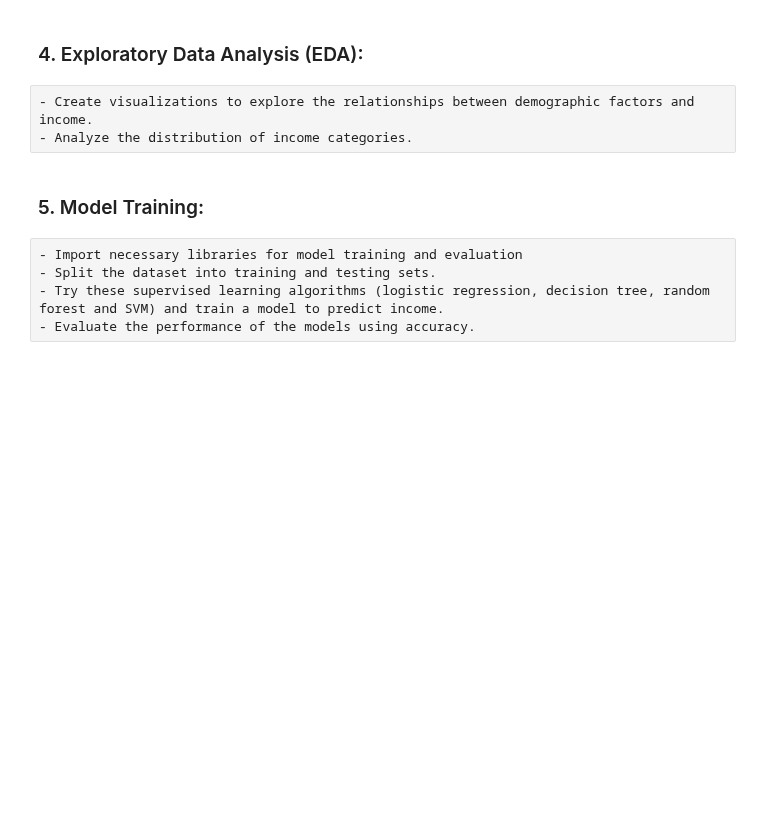
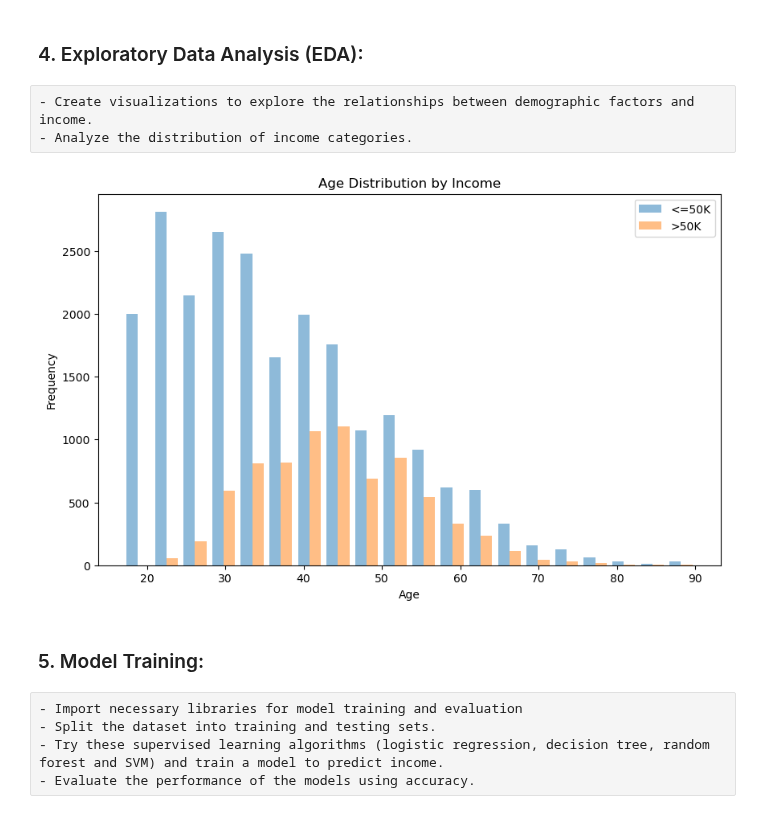
Before and after one commit to TJ-Abbing/Data-Science, a Jupyter notebook: OP-2/assignments/assignment-3/Assignment3.ipynb, the cells around one changed output. Drawn from its saved outputs; the diff is of its cells as text; code cells hidden in the pictures; blank space fills up the shorter version.

```diff
--- a/OP-2/assignments/assignment-3/Assignment3.ipynb
+++ b/OP-2/assignments/assignment-3/Assignment3.ipynb
@@ -76,8 +155,15 @@ df.head()
 - Analyze the distribution of income categories.
 # %%
 # Explore age distribution by income.
-
-# TODO
+plt.figure(figsize=(10, 6))
+plt.hist([df[df['income'] == '<=50K']['age'], df[df['income'] == '>50K']['age']], bins=20, alpha=0.5, label=['<=50K', '>50K'])
+plt.xlabel('Age')
+plt.ylabel('Frequency')
+plt.title('Age Distribution by Income')
+plt.legend()
+plt.show()
+# %% [output]
+[figure, added]
 # %%
 # Analyze the distribution of income categories.
 
```
Also changed, not shown: parts of 5 cells of this notebook.
